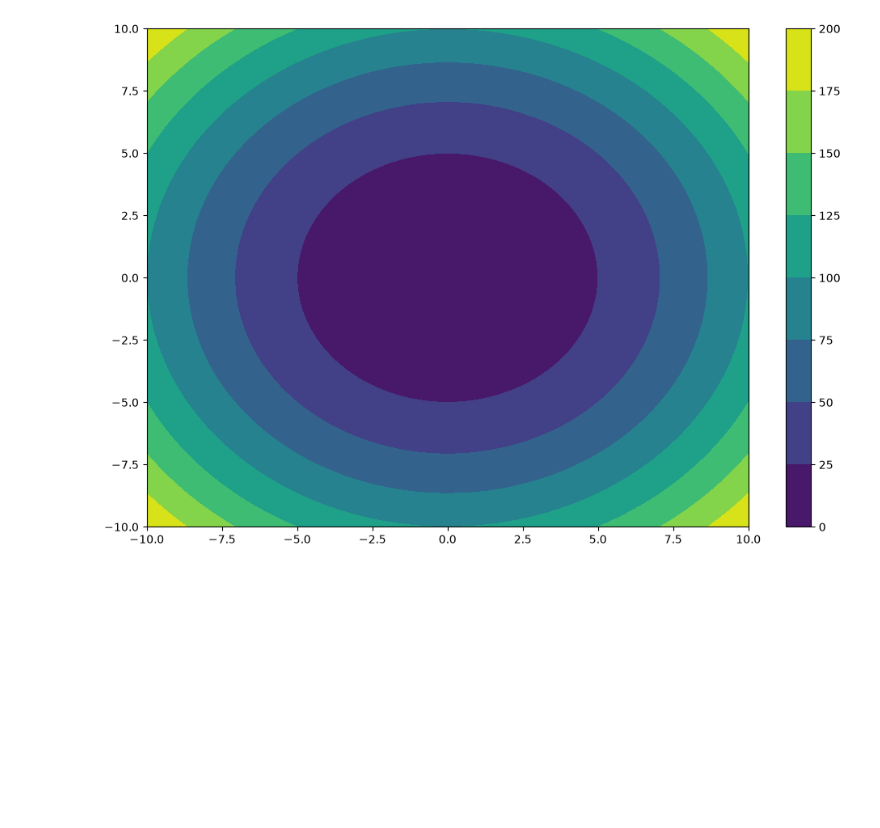
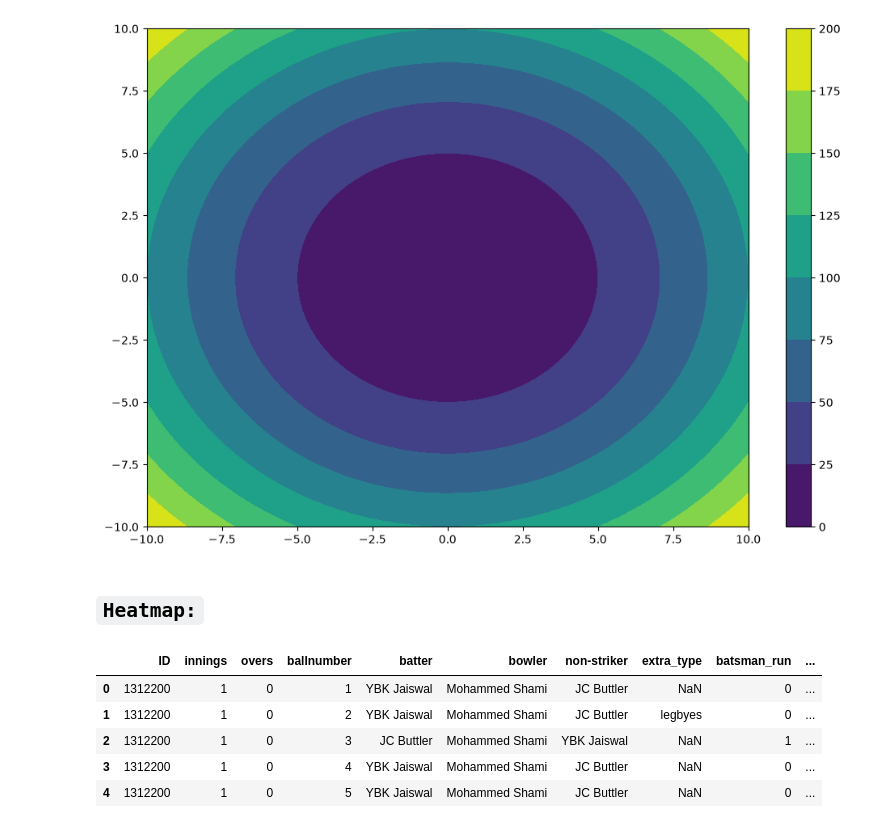
Before and after one commit to muhammad-saad-2006/ai-learning, a Jupyter notebook: week1/matplot-notes.ipynb, the cells around one changed output. Drawn from its saved outputs; the diff is of its cells as text; code cells hidden in the pictures; blank space fills up the shorter version.

```diff
--- a/week1/matplot-notes.ipynb
+++ b/week1/matplot-notes.ipynb
@@ -86,3 +86,16 @@ fig.colorbar(graph)
 plt.show()
 # %% [output]
 [figure]
+# %% [markdown]
+## `Heatmap:`
+# %%
+df = pd.read_csv("E:/ai-learning/data/IPL_Ball_by_Ball_2008_2022.csv")
+
+df.head()
+# %% [output]
+|  | ID | innings | overs | ballnumber | batter | bowler | non-striker | extra_type | batsman_run | ... |
+| 0 | 1312200 | 1 | 0 | 1 | YBK Jaiswal | Mohammed Shami | JC Buttler | NaN | 0 | ... |
+| 1 | 1312200 | 1 | 0 | 2 | YBK Jaiswal | Mohammed Shami | JC Buttler | legbyes | 0 | ... |
+| 2 | 1312200 | 1 | 0 | 3 | JC Buttler | Mohammed Shami | YBK Jaiswal | NaN | 1 | ... |
+| 3 | 1312200 | 1 | 0 | 4 | YBK Jaiswal | Mohammed Shami | JC Buttler | NaN | 0 | ... |
+| 4 | 1312200 | 1 | 0 | 5 | YBK Jaiswal | Mohammed Shami | JC Buttler | NaN | 0 | ... |
```
Also changed, not shown: parts of 2 cells of this notebook, 1 other file.
